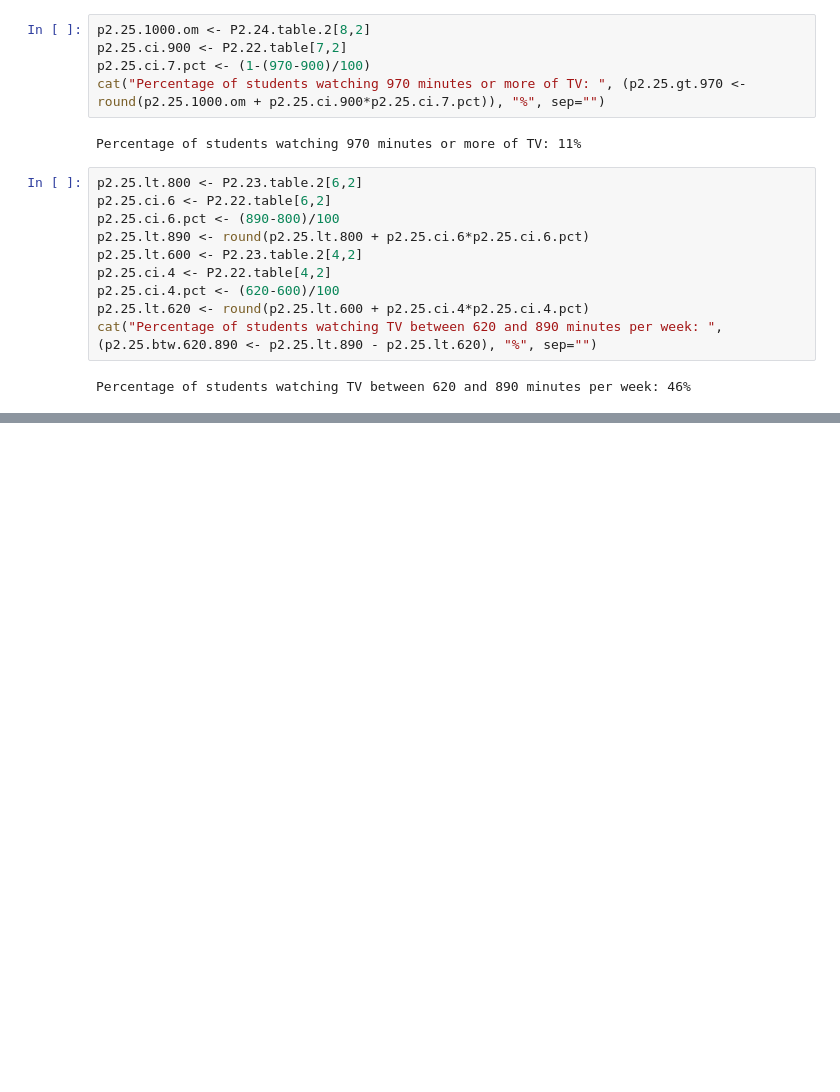
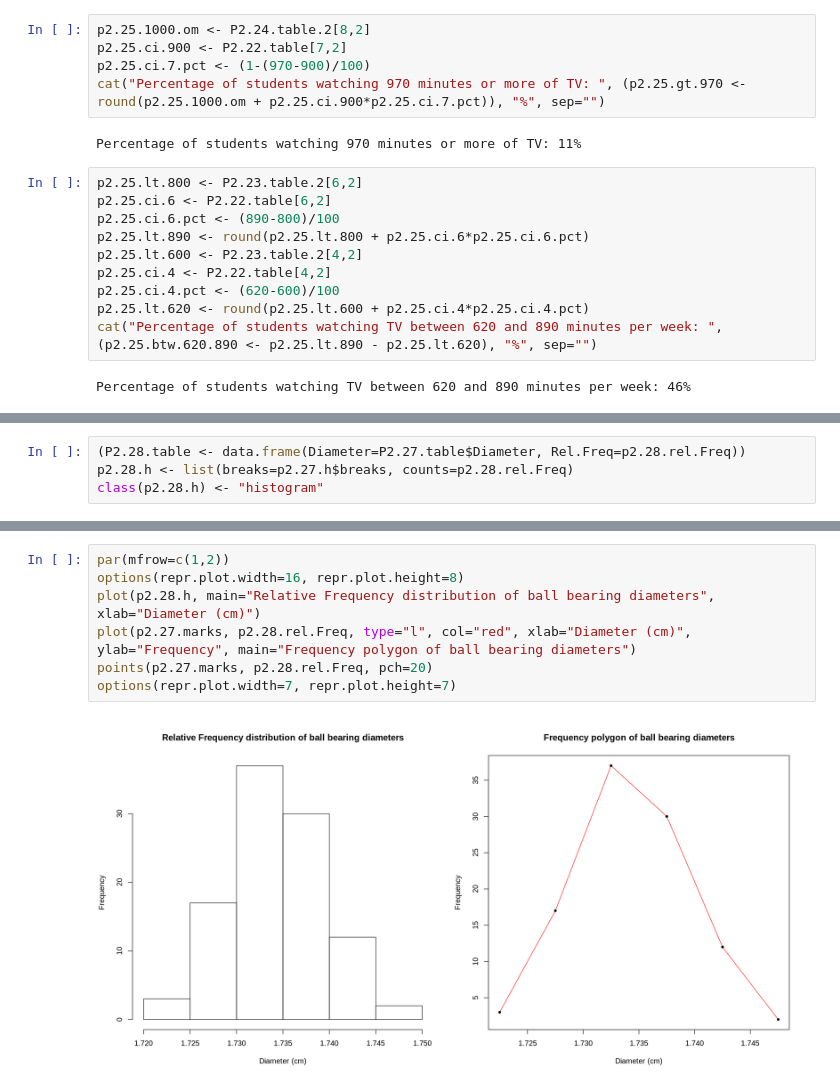
Before and after one commit to jbennett7/Statistics, a Jupyter notebook: 02 Chapter 2 Frequency Distributions/03 Supplementary Problems/Supplementary problems.ipynb, the cells around one changed output, grey strips where cells are left out. Saved outputs shown, nothing was run; the diff lists cells and outputs as text; blank space fills up the shorter version.

```diff
--- a/02 Chapter 2 Frequency Distributions/03 Supplementary Problems/Supplementary problems.ipynb
+++ b/02 Chapter 2 Frequency Distributions/03 Supplementary Problems/Supplementary problems.ipynb
@@ -336,0 +437,4 @@ Percentage of students watching TV between 620 and 890 minutes per week: 46%
+# %%
+(P2.28.table <- data.frame(Diameter=P2.27.table$Diameter, Rel.Freq=p2.28.rel.Freq))
+p2.28.h <- list(breaks=p2.27.h$breaks, counts=p2.28.rel.Freq)
+class(p2.28.h) <- "histogram"
@@ -336,0 +451,9 @@ Percentage of students watching TV between 620 and 890 minutes per week: 46%
+# %%
+par(mfrow=c(1,2))
+options(repr.plot.width=16, repr.plot.height=8)
+plot(p2.28.h, main="Relative Frequency distribution of ball bearing diameters", xlab="Diameter (cm)")
+plot(p2.27.marks, p2.28.rel.Freq, type="l", col="red", xlab="Diameter (cm)", ylab="Frequency", main="Frequency polygon of ball bearing diameters")
+points(p2.27.marks, p2.28.rel.Freq, pch=20)
+options(repr.plot.width=7, repr.plot.height=7)
+# %% [output]
+[figure, added]
```
Also changed, not shown: parts of 20 cells of this notebook, 1 other file.
